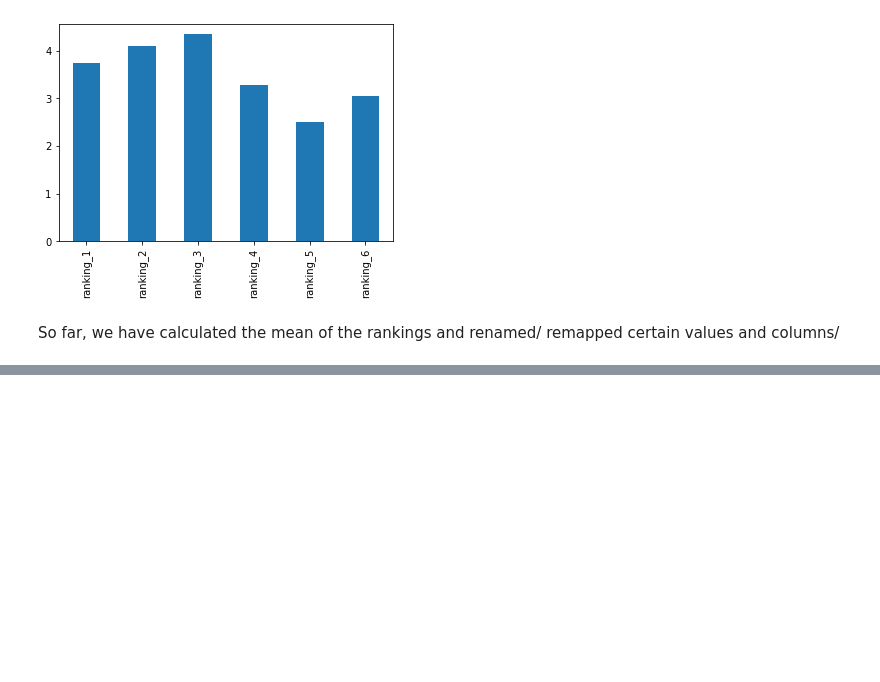
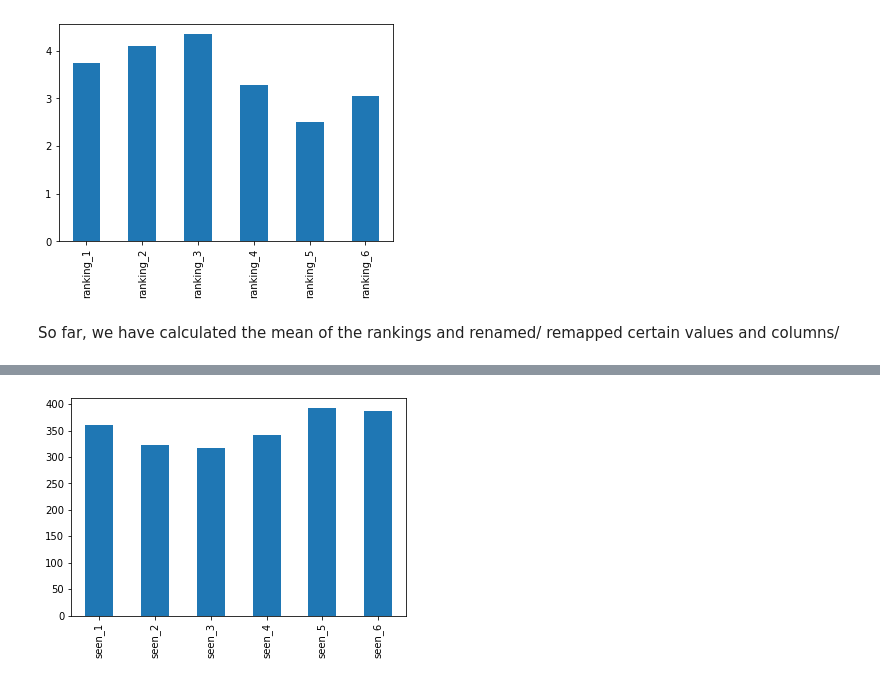
Before and after one commit to hkawamat/hkawamat, a Jupyter notebook: Project 8 Star Wars.ipynb, the cells around one changed output, grey strips where cells are left out. Saved outputs shown, nothing was run; the diff lists cells and outputs as text; code cells hidden in the pictures; blank space fills up the shorter version.

```diff
--- a/Project 8 Star Wars.ipynb
+++ b/Project 8 Star Wars.ipynb
@@ -163,0 +204,6 @@ So far, we have calculated the mean of the rankings and renamed/ remapped certai
+# %%
+# Plot a bar plot for sum_males
+sum_males.plot.bar()
+plt.show()
+# %% [output]
+[figure, added]
```
Also changed, not shown: parts of 16 cells of this notebook.
